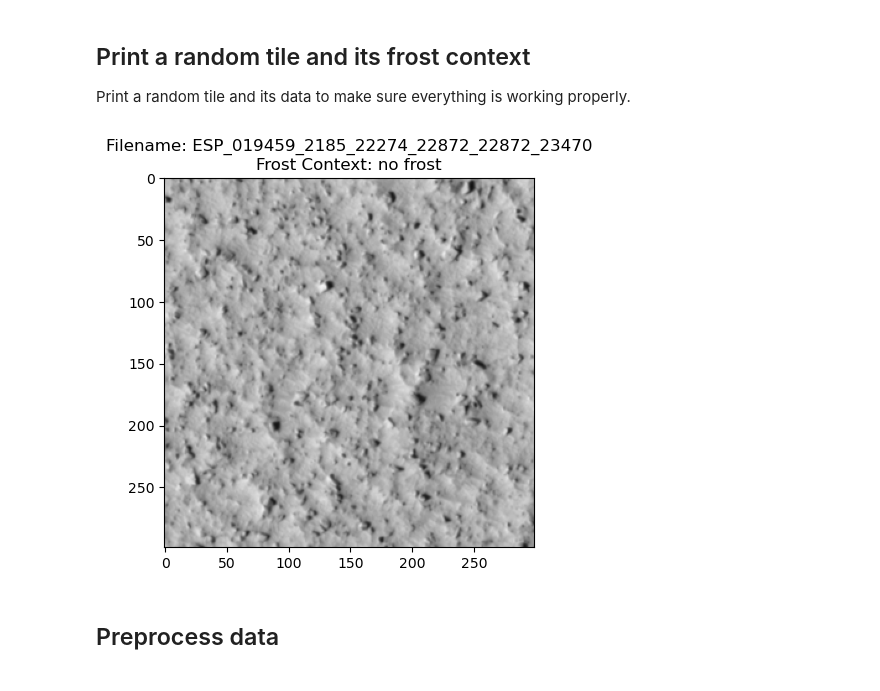
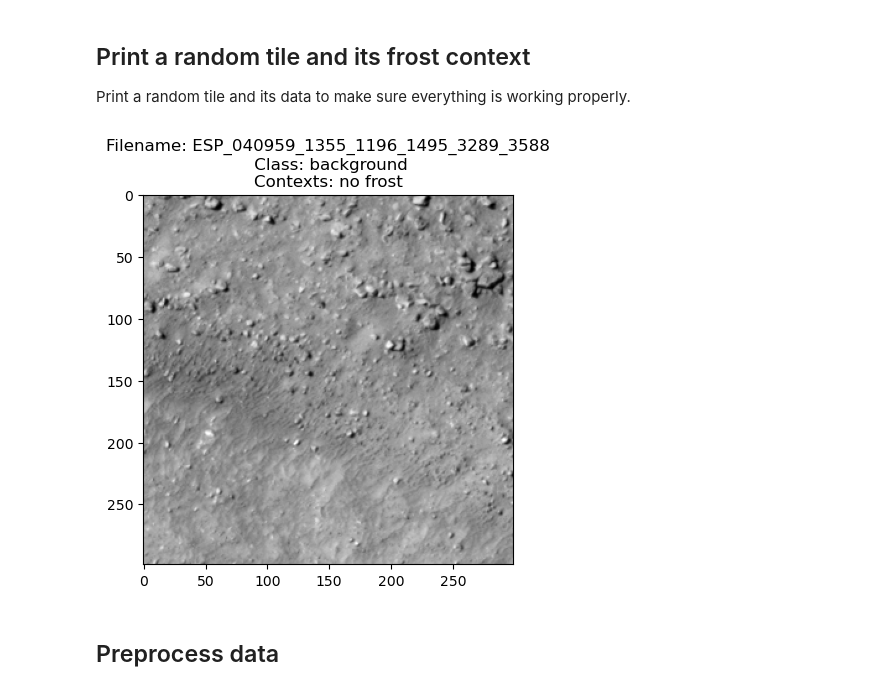
Before and after one commit to strongs20/MartianFrostML, a Jupyter notebook: inception_fine_tune.ipynb, the cells around one changed output. Cells and saved outputs as stored; diff of their text form; code cells hidden in the pictures.

```diff
--- a/inception_fine_tune.ipynb
+++ b/inception_fine_tune.ipynb
@@ -151,6 +151,9 @@ a score of 0.8, consider it a 1. If it's 0.3, consider it a 0
 # %%
 from skimage import io, color
 # modified this function to pair a tile with its label
+
+limit_tiles_per_img = True
+tile_limit = 10
 
 # define the cutoff hyperparameter
 cutoff = 0.5
@@ -220,7 +223,11 @@ def load_images(dir_path):
                                   "frost_types": frost_data}
 
                 images['tiles'].append(combined_entry)
-
+    if limit_tiles_per_img:
+        img_tiles = images['tiles']
+        lim = min(tile_limit, len(img_tiles))
+        tiles_lim = np.random.choice(img_tiles, lim, replace=False)
+        images['tiles'] = tiles_lim
     return images
 # %% [markdown]
 ## Split the data into train/val/test
@@ -267,29 +274,29 @@ Print a random tile and its data to make sure everything is working properly.
 # %%
 import matplotlib.pyplot as plt
 import random
 
 def display_random_image_and_json(some_data):
     # Pick a random image that has frost
     idx = random.choice(range(len(some_data)))
     tile_i = random.choice(range(len(some_data[idx]['tiles'])))
     img_dict = some_data[idx]['tiles'][tile_i]
 
     img = img_dict['tile']
 
     # Plot the image
     fig, ax = plt.subplots()
     ax.imshow(img)
 
     # Set the title
     ax.set_title(
-        f"Filename: {img_dict['file']}\nFrost Context: {decode_array_to_context(img_dict['frost_types'])}")
+        f"Filename: {img_dict['file']}\n Class: {img_dict['class']}\nContexts: {decode_array_to_context(img_dict['frost_types'])}")
 
     plt.show()
 
 
 display_random_image_and_json(train_data)
 # %% [output]
-[figure, old version]
+[figure, new version]
 # %% [markdown]
 ## Preprocess data
 # %% [markdown]
```
Also changed, not shown: parts of 21 cells of this notebook.
